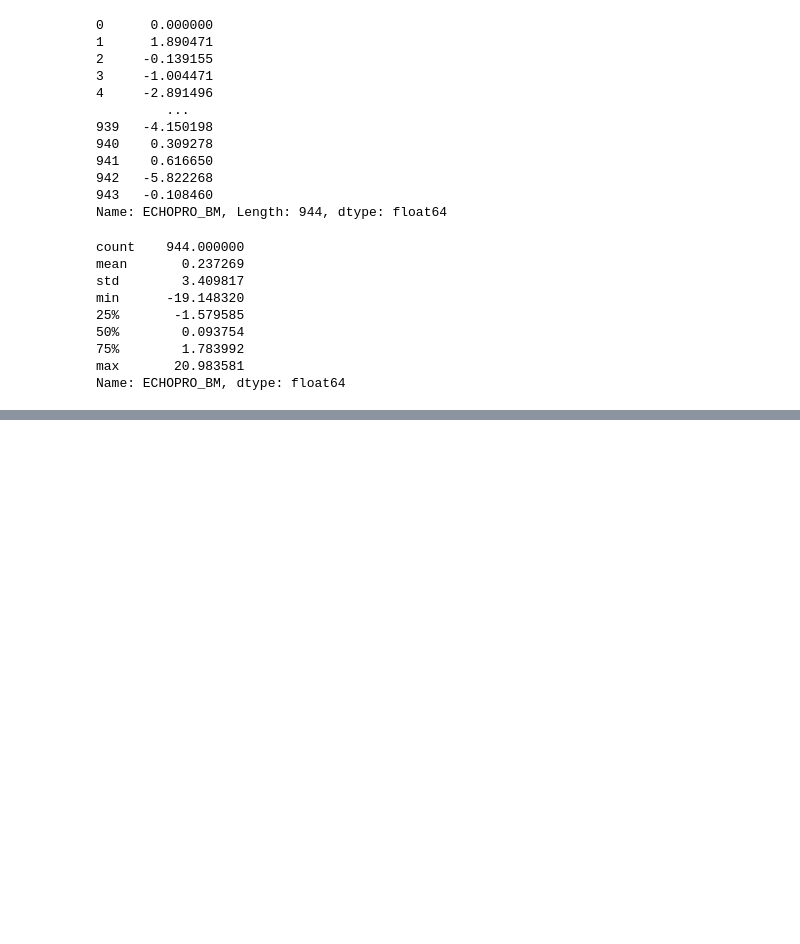
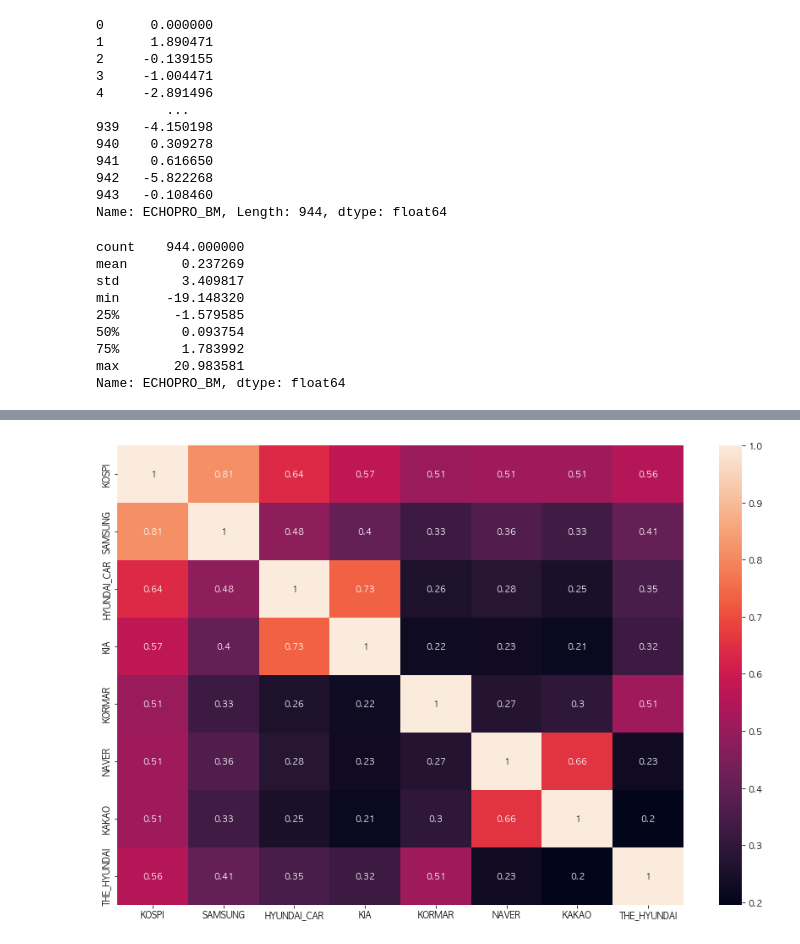
Before and after one commit to Ki-Sung/python_financial_analysis_and_machine_learning, a Jupyter notebook: own_analysis_in_korea/data_analytics_and_visualization.ipynb, the cells around one changed output, grey strips where cells are left out. Cells and saved outputs as stored; diff of their text form; code cells hidden in the pictures; blank space fills up the shorter version.

Commit message:
kospi, kosdaq CALCULATE MULTIPLE STOCKS DAILY RETURNS, CORRELATIONS and HISTOGRAM

```diff
--- a/own_analysis_in_korea/data_analytics_and_visualization.ipynb
+++ b/own_analysis_in_korea/data_analytics_and_visualization.ipynb
@@ -490,0 +493,4 @@ kosdaq_stock_daily_return.describe()
+# %%
+# 일일 수익율 산관관계 구하기 - Kospi
+kospi_cm = kospi_stock_daily_return.drop(columns=["Date"]).corr()
+kospi_cm
@@ -490,0 +507,7 @@ kosdaq_stock_daily_return.describe()
+# %%
+# seaborn으로 히트맵 그리기 - Kospi
+plt.figure(figsize=(15, 10))
+sns.heatmap(kospi_cm, annot=True)    # 히트맵 그리기 - 주석 보이게 하기 설정
+plt.show()
+# %% [output]
+[figure, added]
```
Also changed, not shown: parts of 27 cells of this notebook.
